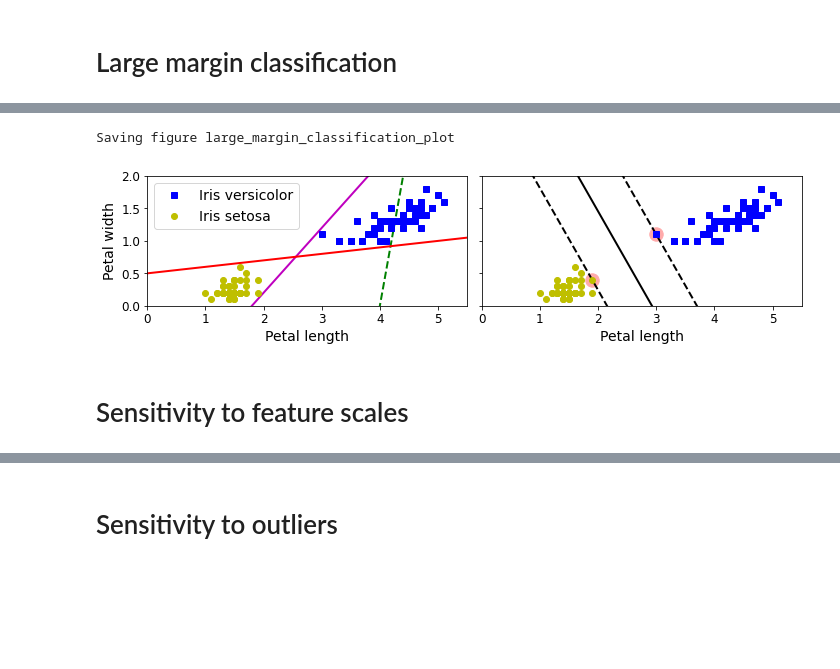
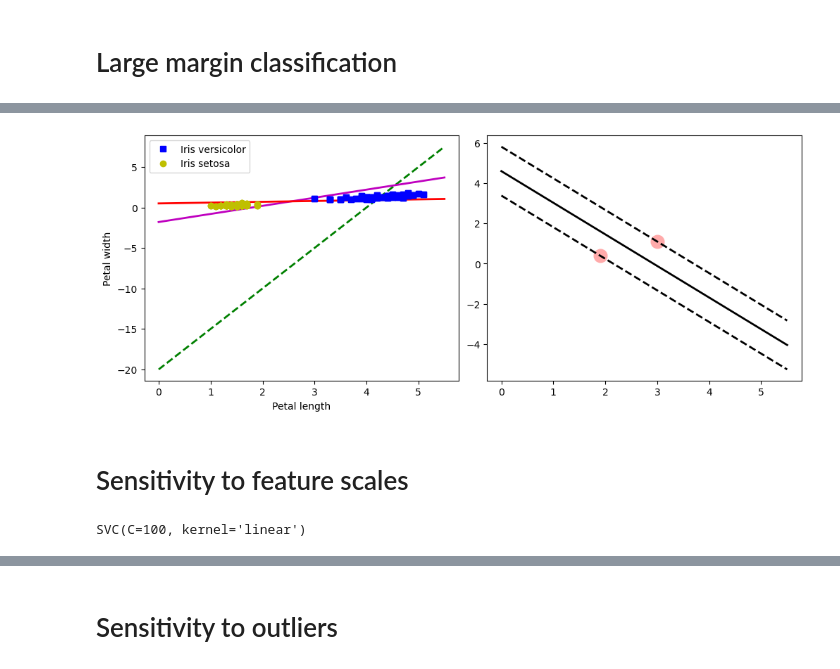
Before and after one commit to jy12060026ai/excss-stats, a Jupyter notebook: handson/05-support-vector-machines.ipynb, the cells around one changed output, grey strips where cells are left out. Saved outputs shown, nothing was run; the diff lists cells and outputs as text; code cells hidden in the pictures; blank space fills up the shorter version.

```diff
--- a/handson/05-support-vector-machines.ipynb
+++ b/handson/05-support-vector-machines.ipynb
@@ -27,54 +29,48 @@ svm_clf.fit(X, y)
 # %%
 # Bad models
 x0 = np.linspace(0, 5.5, 200)
 pred_1 = 5 * x0 - 20
 pred_2 = x0 - 1.8
 pred_3 = 0.1 * x0 + 0.5
 
 
-def plot_svc_decision_boundary(svm_clf, xmin, xmax):
+def plot_svc_decision_boundary(svm_clf, xmin, xmax, ax):
     w = svm_clf.coef_[0]
     b = svm_clf.intercept_[0]
 
     # At the decision boundary, w0*x0 + w1*x1 + b = 0
     # => x1 = -w0/w1 * x0 - b/w1
     x0 = np.linspace(xmin, xmax, 200)
     decision_boundary = -w[0] / w[1] * x0 - b / w[1]
 
     margin = 1 / w[1]
     gutter_up = decision_boundary + margin
     gutter_down = decision_boundary - margin
 
     svs = svm_clf.support_vectors_
-    plt.scatter(svs[:, 0], svs[:, 1], s=180, facecolors='#FFAAAA')
-    plt.plot(x0, decision_boundary, "k-", linewidth=2)
-    plt.plot(x0, gutter_up, "k--", linewidth=2)
-    plt.plot(x0, gutter_down, "k--", linewidth=2)
+    ax.scatter(svs[:, 0], svs[:, 1], s=180, facecolors='#FFAAAA')
+    ax.plot(x0, decision_boundary, "k-", linewidth=2)
+    ax.plot(x0, gutter_up, "k--", linewidth=2)
+    ax.plot(x0, gutter_down, "k--", linewidth=2)
 
 
-fig, axes = plt.subplots(ncols=2, figsize=(10, 2.7), sharey=True)
+_, axes = plt.subplots(1, 2, figsize=(10, 4), dpi=100, constrained_layout=True)
 
-plt.sca(axes[0])
-plt.plot(x0, pred_1, "g--", linewidth=2)
-plt.plot(x0, pred_2, "m-", linewidth=2)
-plt.plot(x0, pred_3, "r-", linewidth=2)
-ax.plot(X[:, 0][y == 1], X[:, 1][y == 1], "bs", label="Iris versicolor")
-ax.plot(X[:, 0][y == 0], X[:, 1][y == 0], "yo", label="Iris setosa")
-ax.set(xlabel="Petal length", fontsize='medium')
-ax.set(ylabel="Petal width", fontsize='medium')
-ax.legend(loc="upper left", fontsize='medium')
-ax.set(xlim=[0, 5.5, 0, 2])
+axes[0].plot(x0, pred_1, "g--", linewidth=2)
+axes[0].plot(x0, pred_2, "m-", linewidth=2)
+axes[0].plot(x0, pred_3, "r-", linewidth=2)
+axes[0].plot(X[:, 0][y == 1], X[:, 1][y == 1], "bs", label="Iris versicolor")
+axes[0].plot(X[:, 0][y == 0], X[:, 1][y == 0], "yo", label="Iris setosa")
+axes[0].set(xlabel="Petal length", ylabel="Petal width")
+axes[0].legend(loc="upper left", fontsize='medium')
 
-plt.sca(axes[1])
-plot_svc_decision_boundary(svm_clf, 0, 5.5)
-ax.plot(X[:, 0][y == 1], X[:, 1][y == 1], "bs")
-ax.plot(X[:, 0][y == 0], X[:, 1][y == 0], "yo")
-ax.set(xlabel="Petal length", fontsize='medium')
-ax.set(xlim=[0, 5.5, 0, 2])
+plot_svc_decision_boundary(svm_clf, 0, 5.5, axes[1])
+axes[0].plot(X[:, 0][y == 1], X[:, 1][y == 1], "bs")
+axes[0].plot(X[:, 0][y == 0], X[:, 1][y == 0], "yo")
+axes[0].set(xlabel="Petal length")
 
 plt.show()
 # %% [output]
-Saving figure large_margin_classification_plot
-[figure, old version]
+[figure, new version]
 # %% [markdown]
 # Sensitivity to feature scales
@@ -81 +79,13 @@ Saving figure large_margin_classification_plot
+# %%
+Xs = np.array([[1, 50], [5, 20], [3, 80], [5, 60]]).astype(np.float64)
+ys = np.array([0, 0, 1, 1])
+svm_clf = SVC(kernel="linear", C=100)
+svm_clf.fit(Xs, ys)
+
+
+scaler = StandardScaler()
+X_scaled = scaler.fit_transform(Xs)
+svm_clf.fit(X_scaled, ys)
+# %% [output]
+SVC(C=100, kernel='linear')
 # %%
```
Also changed, not shown: parts of 5 cells of this notebook, 2 other files.
